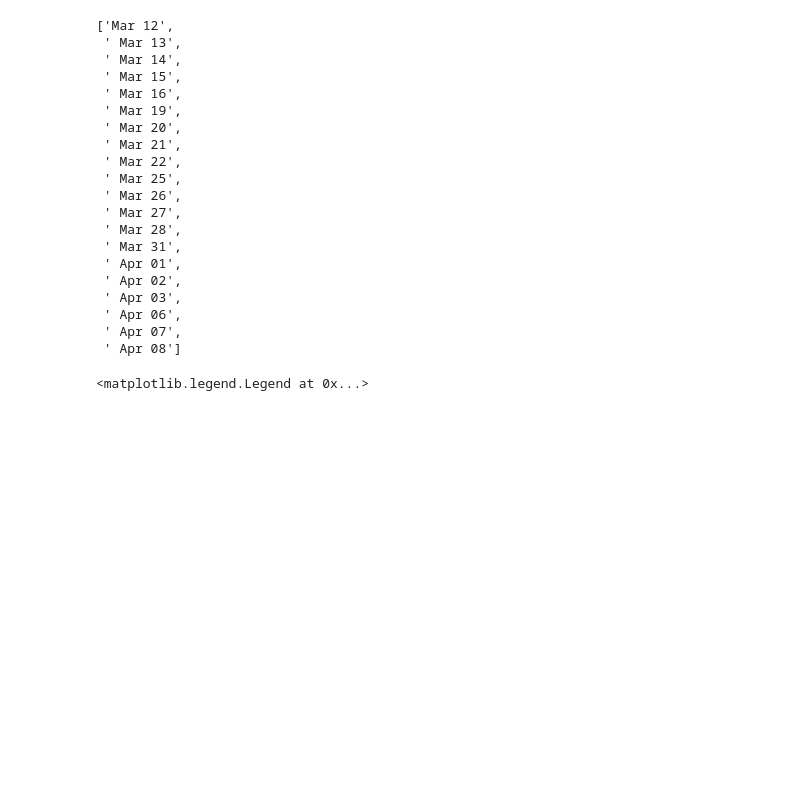
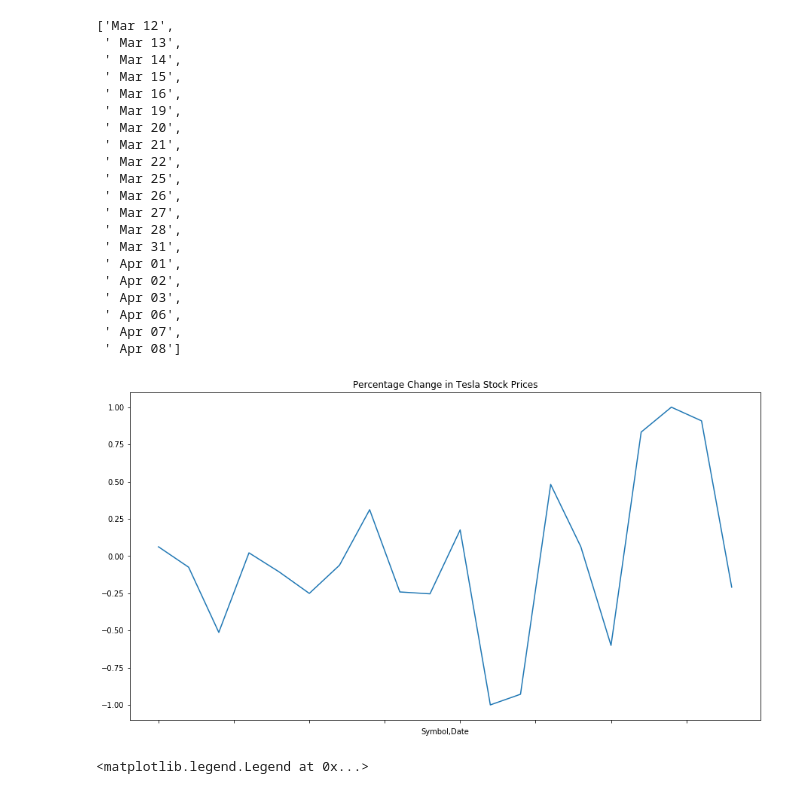
Before and after one commit to IlkoMihov/sentimental-analysis, a Jupyter notebook: stock-data.ipynb, the cells around one changed output. Drawn from its saved outputs; the diff is of its cells as text; code cells hidden in the pictures; blank space fills up the shorter version.

Commit message:
stock data

```diff
--- a/stock-data.ipynb
+++ b/stock-data.ipynb
@@ -148,6 +151,10 @@ remove_weekends(dates)
  ' Apr 06',
  ' Apr 07',
  ' Apr 08']
+# %%
+ax = tsla['Change norm'].plot(x='Date', figsize=(15,8), title='Percentage Change in Tesla Stock Prices')
+# %% [output]
+[figure, added]
 # %%
 ax = tsla['Change norm'].plot(x='Date', figsize=(15,8), title='Stock market movement vs Twitter and News Article sentiment polarity')
 ax.plot(tsla_twt, label='Tesla Tweets Polarity')
```
Also changed, not shown: parts of 10 cells of this notebook.
